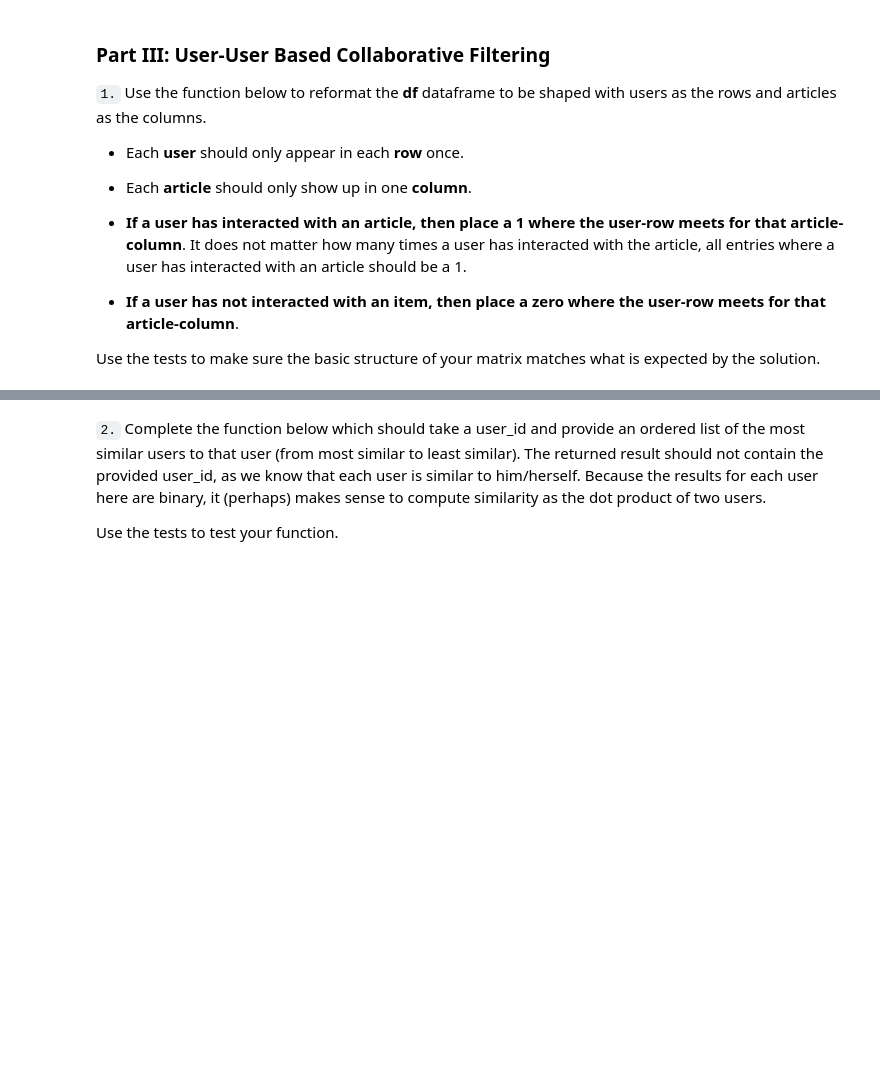
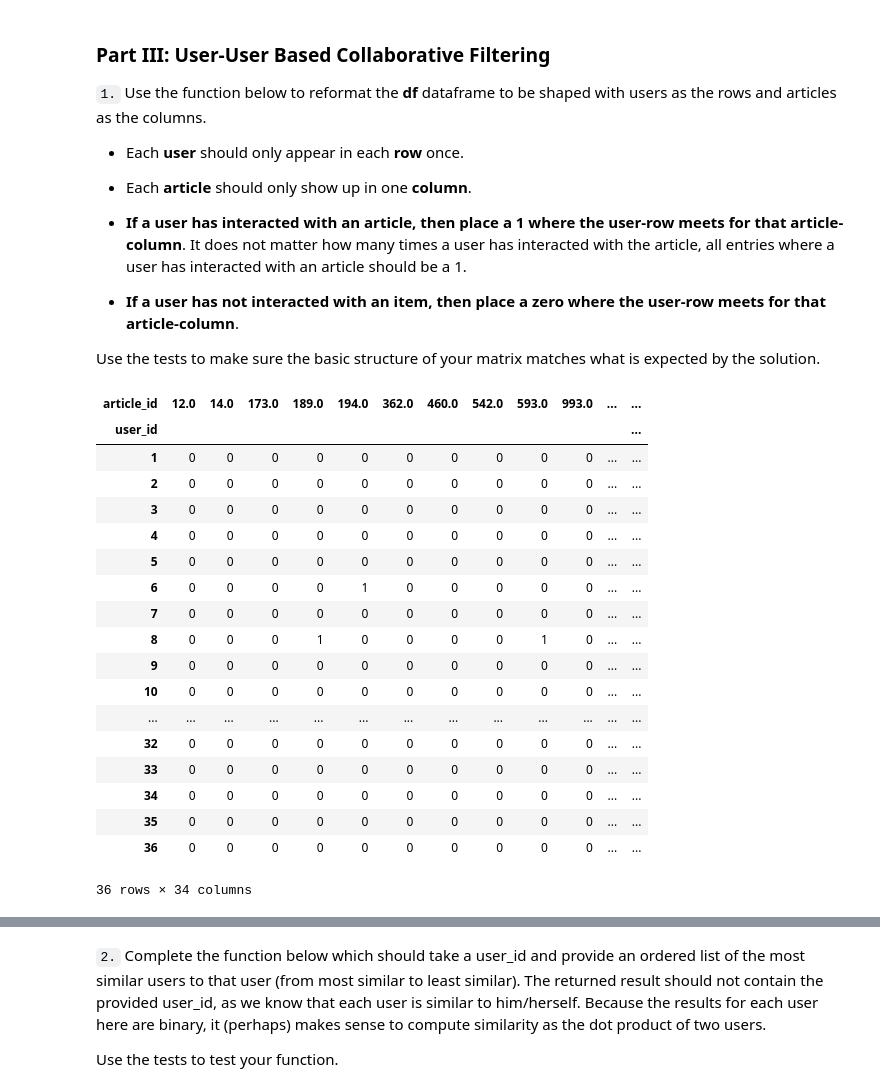
Before and after one commit to rafaelmata357/Data-Science-Udacity, a Jupyter notebook: Recommendations/Recommendations_with_IBM.ipynb, the cells around one changed output, grey strips where cells are left out. Cells and saved outputs as stored; diff of their text form; code cells hidden in the pictures; blank space fills up the shorter version.

```diff
--- a/Recommendations/Recommendations_with_IBM.ipynb
+++ b/Recommendations/Recommendations_with_IBM.ipynb
@@ -284,6 +284,34 @@ Your top_20 looks like the solution list! Nice job.
 * **If a user has not interacted with an item, then place a zero where the user-row meets for that article-column**.
 
 Use the tests to make sure the basic structure of your matrix matches what is expected by the solution.
+# %%
+a = df.iloc[:50].groupby(['user_id','article_id'])['user_id'].size().unstack()
+# %%
+a[a>0.0].replace(True,2,inplace=True)
+# %%
+new_df = a.notna().astype('int')
+# %%
+new_df
+# %% [output]
+| article_id | 12.0 | 14.0 | 173.0 | 189.0 | 194.0 | 362.0 | 460.0 | 542.0 | 593.0 | 993.0 | ... | ... |
+| user_id |  |  |  |  |  |  |  |  |  |  |  | ... |
+| 1 | 0 | 0 | 0 | 0 | 0 | 0 | 0 | 0 | 0 | 0 | ... | ... |
+| 2 | 0 | 0 | 0 | 0 | 0 | 0 | 0 | 0 | 0 | 0 | ... | ... |
+| 3 | 0 | 0 | 0 | 0 | 0 | 0 | 0 | 0 | 0 | 0 | ... | ... |
+| 4 | 0 | 0 | 0 | 0 | 0 | 0 | 0 | 0 | 0 | 0 | ... | ... |
+| 5 | 0 | 0 | 0 | 0 | 0 | 0 | 0 | 0 | 0 | 0 | ... | ... |
+| 6 | 0 | 0 | 0 | 0 | 1 | 0 | 0 | 0 | 0 | 0 | ... | ... |
+| 7 | 0 | 0 | 0 | 0 | 0 | 0 | 0 | 0 | 0 | 0 | ... | ... |
+| 8 | 0 | 0 | 0 | 1 | 0 | 0 | 0 | 0 | 1 | 0 | ... | ... |
+| 9 | 0 | 0 | 0 | 0 | 0 | 0 | 0 | 0 | 0 | 0 | ... | ... |
+| 10 | 0 | 0 | 0 | 0 | 0 | 0 | 0 | 0 | 0 | 0 | ... | ... |
+| ... | ... | ... | ... | ... | ... | ... | ... | ... | ... | ... | ... | ... |
+| 32 | 0 | 0 | 0 | 0 | 0 | 0 | 0 | 0 | 0 | 0 | ... | ... |
+| 33 | 0 | 0 | 0 | 0 | 0 | 0 | 0 | 0 | 0 | 0 | ... | ... |
+| 34 | 0 | 0 | 0 | 0 | 0 | 0 | 0 | 0 | 0 | 0 | ... | ... |
+| 35 | 0 | 0 | 0 | 0 | 0 | 0 | 0 | 0 | 0 | 0 | ... | ... |
+| 36 | 0 | 0 | 0 | 0 | 0 | 0 | 0 | 0 | 0 | 0 | ... | ... |
+36 rows × 34 columns
 # %%
 # create the user-article matrix with 1's and 0's
 
```
Also changed, not shown: parts of 10 cells of this notebook.
